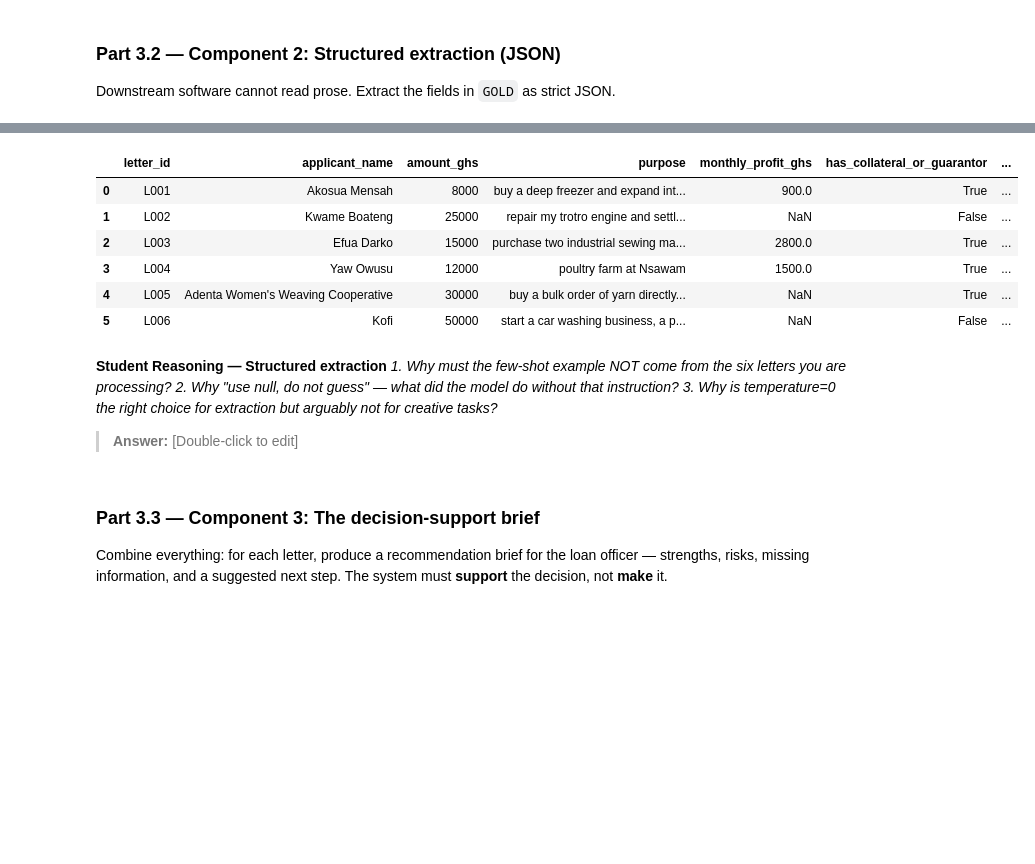
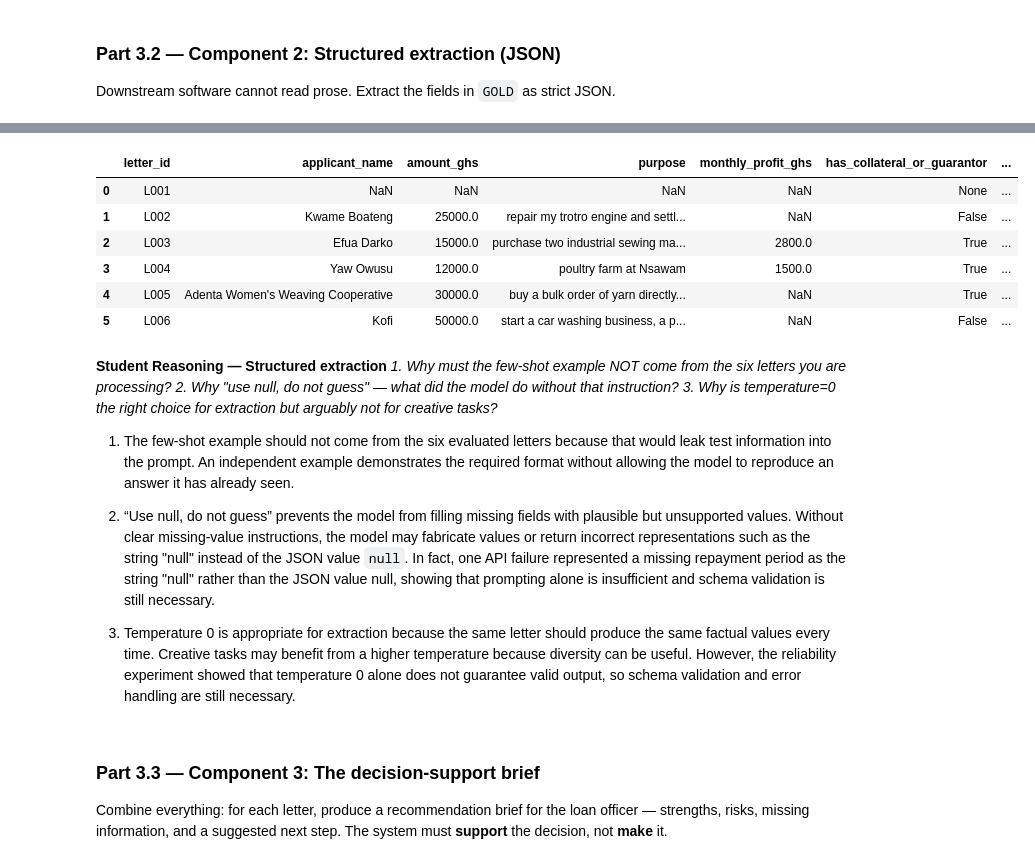
Before and after one commit to Albert-Quainoo/lab-4-llm-decision-support, a Jupyter notebook: lab_4.ipynb, the cells around one changed output, grey strips where cells are left out. Drawn from its saved outputs; the diff is of its cells as text; code cells hidden in the pictures; blank space fills up the shorter version.

````diff
--- a/lab_4.ipynb
+++ b/lab_4.ipynb
@@ -339,8 +393,6 @@ from groq import BadRequestError
 #     - ONE worked example (few-shot) using a letter you write yourself (not from LETTERS!)
 #     - "If a field is not stated in the letter, use null. Do not guess."
 #     - temperature=0
-
-
 
 # Obtaining the inner keys
 FIELD_NAMES = list(next(iter(GOLD.values())).keys())
@@ -429,17 +481,18 @@ Now extract information from this application:
 # TODO: Write extract_fields(letter_text) that calls the LLM, strips any ```json fences, - DONE
 #   json.loads() the result, and returns a dict. Handle parse failures gracefully
 #   (return None and print a warning).
-def extract_fields(letter_text) -> dict:
+def extract_fields(letter_text, temperature=0) -> dict:
     prompt = EXTRACT_PROMPT.format(letter_text=letter_text)
     try:
         response = ask_llm(
             user_prompt=prompt,
             system_prompt=(
-                "You are a precise data-extraction assistant. "
+                "You are a precise data-extraction assistant."
                 "Use only facts explicitly stated in the supplied letter."
             ),
-            temperature=0,
+            temperature=temperature,
             response_format=RESPONSE_FORMAT,
+            max_tokens=2000
         )
     except BadRequestError as error:
          print(f"Warning: API could not produce schema-valid JSON: {error}")
@@ -491,17 +545,22 @@ display(extractions_df)
 |  | letter_id | applicant_name | amount_ghs | purpose | monthly_profit_ghs | has_collateral_or_guarantor | ... |
-| 0 | L001 | Akosua Mensah | 8000 | buy a deep freezer and expand int... | 900.0 | True | ... |
-| 1 | L002 | Kwame Boateng | 25000 | repair my trotro engine and settl... | NaN | False | ... |
-| 2 | L003 | Efua Darko | 15000 | purchase two industrial sewing ma... | 2800.0 | True | ... |
-| 3 | L004 | Yaw Owusu | 12000 | poultry farm at Nsawam | 1500.0 | True | ... |
-| 4 | L005 | Adenta Women's Weaving Cooperative | 30000 | buy a bulk order of yarn directly... | NaN | True | ... |
-| 5 | L006 | Kofi | 50000 | start a car washing business, a p... | NaN | False | ... |
+| 0 | L001 | NaN | NaN | NaN | NaN | None | ... |
+| 1 | L002 | Kwame Boateng | 25000.0 | repair my trotro engine and settl... | NaN | False | ... |
+| 2 | L003 | Efua Darko | 15000.0 | purchase two industrial sewing ma... | 2800.0 | True | ... |
+| 3 | L004 | Yaw Owusu | 12000.0 | poultry farm at Nsawam | 1500.0 | True | ... |
+| 4 | L005 | Adenta Women's Weaving Cooperative | 30000.0 | buy a bulk order of yarn directly... | NaN | True | ... |
+| 5 | L006 | Kofi | 50000.0 | start a car washing business, a p... | NaN | False | ... |
-# %% [markdown]
-**Student Reasoning — Structured extraction**
-*1. Why must the few-shot example NOT come from the six letters you are processing?*
-*2. Why "use null, do not guess" — what did the model do without that instruction?*
-*3. Why is temperature=0 the right choice for extraction but arguably not for creative tasks?*
-
-> **Answer:** [Double-click to edit]
+# %% [markdown]
+**Student Reasoning — Structured extraction**
+*1. Why must the few-shot example NOT come from the six letters you are processing?*
+*2. Why "use null, do not guess" — what did the model do without that instruction?*
+*3. Why is temperature=0 the right choice for extraction but arguably not for creative tasks?*
+
+
+1. The few-shot example should not come from the six evaluated letters because that would leak test information into the prompt. An independent example demonstrates the required format without allowing the model to reproduce an answer it has already seen.
+
+2. “Use null, do not guess” prevents the model from filling missing fields with plausible but unsupported values. Without clear missing-value instructions, the model may fabricate values or return incorrect representations such as the string "null" instead of the JSON value `null`. In fact, one API failure represented a missing repayment period as the string "null" rather than the JSON value null, showing that prompting alone is insufficient and schema validation is still necessary.
+
+3. Temperature 0 is appropriate for extraction because the same letter should produce the same factual values every time. Creative tasks may benefit from a higher temperature because diversity can be useful. However, the reliability experiment showed that temperature 0 alone does not guarantee valid output, so schema validation and error handling are still necessary.
 # %% [markdown]
 ### Part 3.3 — Component 3: The decision-support brief
 Combine everything: for each letter, produce a recommendation brief for the loan officer —
````
Also changed, not shown: parts of 23 cells of this notebook, 2 other files.
